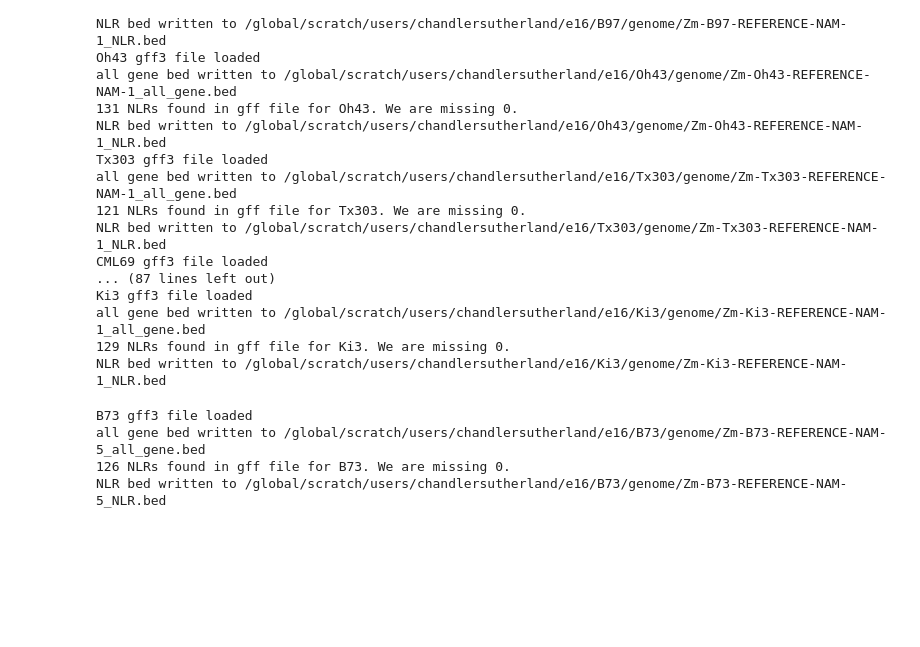
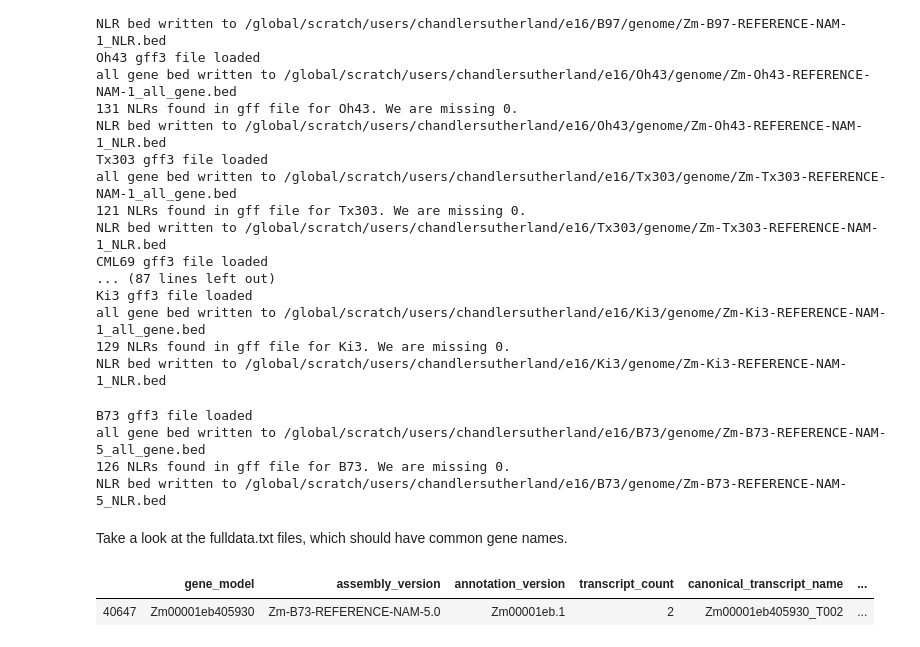
Before and after one commit to chandlersutherland/e16, a Jupyter notebook: bed_generator .ipynb, the cells around one changed output. Saved outputs shown, nothing was run; the diff lists cells and outputs as text; code cells hidden in the pictures; blank space fills up the shorter version.

```diff
--- a/bed_generator .ipynb
+++ b/bed_generator .ipynb
@@ -132,3 +154,8 @@ B73 gff3 file loaded
 all gene bed written to /global/scratch/users/chandlersutherland/e16/B73/genome/Zm-B73-REFERENCE-NAM-5_all_gene.bed
 126 NLRs found in gff file for B73. We are missing 0.
 NLR bed written to /global/scratch/users/chandlersutherland/e16/B73/genome/Zm-B73-REFERENCE-NAM-5_NLR.bed
+# %% [markdown]
+Take a look at the fulldata.txt files, which should have common gene names.
+# %%
+test='/global/scratch/users/chandlersutherland/e16/B73/genome/Zm00001eb.1.fulldata.txt'
+test_csv=pd.read_csv(test, sep='\t', header=0, lineterminator='\n', names=['gene_model', 'assembly_version', 'annotation_version', 'transcript_count', 'canonical_transcript_name', 'tandem_count', 'chr', 'gm_start', 'gm_end', 'locus_symbol', 'locus_name', 'gene_products', 'obo_terms', 'obo_names'])
@@ -134,0 +169,6 @@ NLR bed written to /global/scratch/users/chandlersutherland/e16/B73/genome/Zm-B7
+# %%
+#test_csv.to_csv('/global/scratch/users/chandlersutherland/e16/B73/genome/gene_names.txt')
+test_csv[test_csv['gene_model']=='Zm00001eb405930']
+# %% [output]
+|  | gene_model | assembly_version | annotation_version | transcript_count | canonical_transcript_name | ... |
+| 40647 | Zm00001eb405930 | Zm-B73-REFERENCE-NAM-5.0 | Zm00001eb.1 | 2 | Zm00001eb405930_T002 | ... |
```
Also changed, not shown: parts of 6 cells of this notebook, 1 other file.
